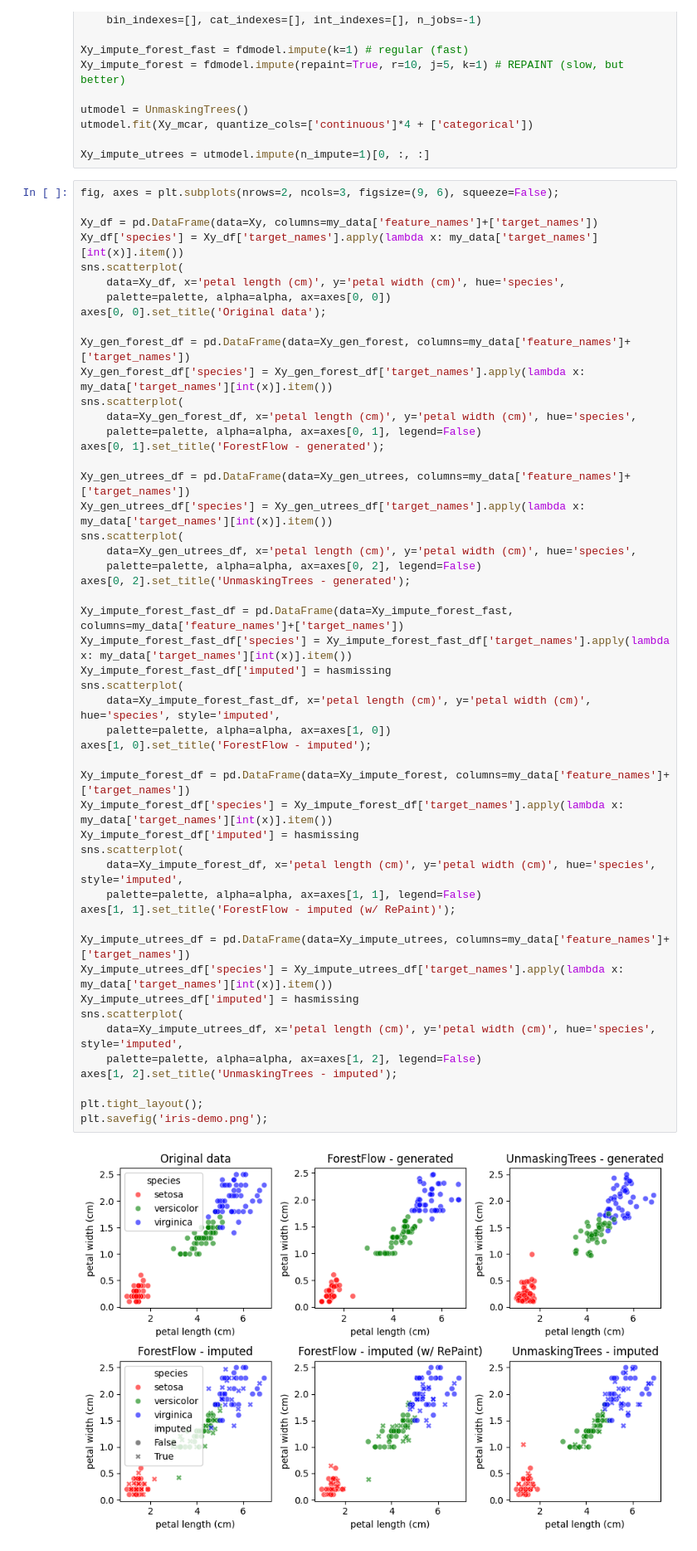
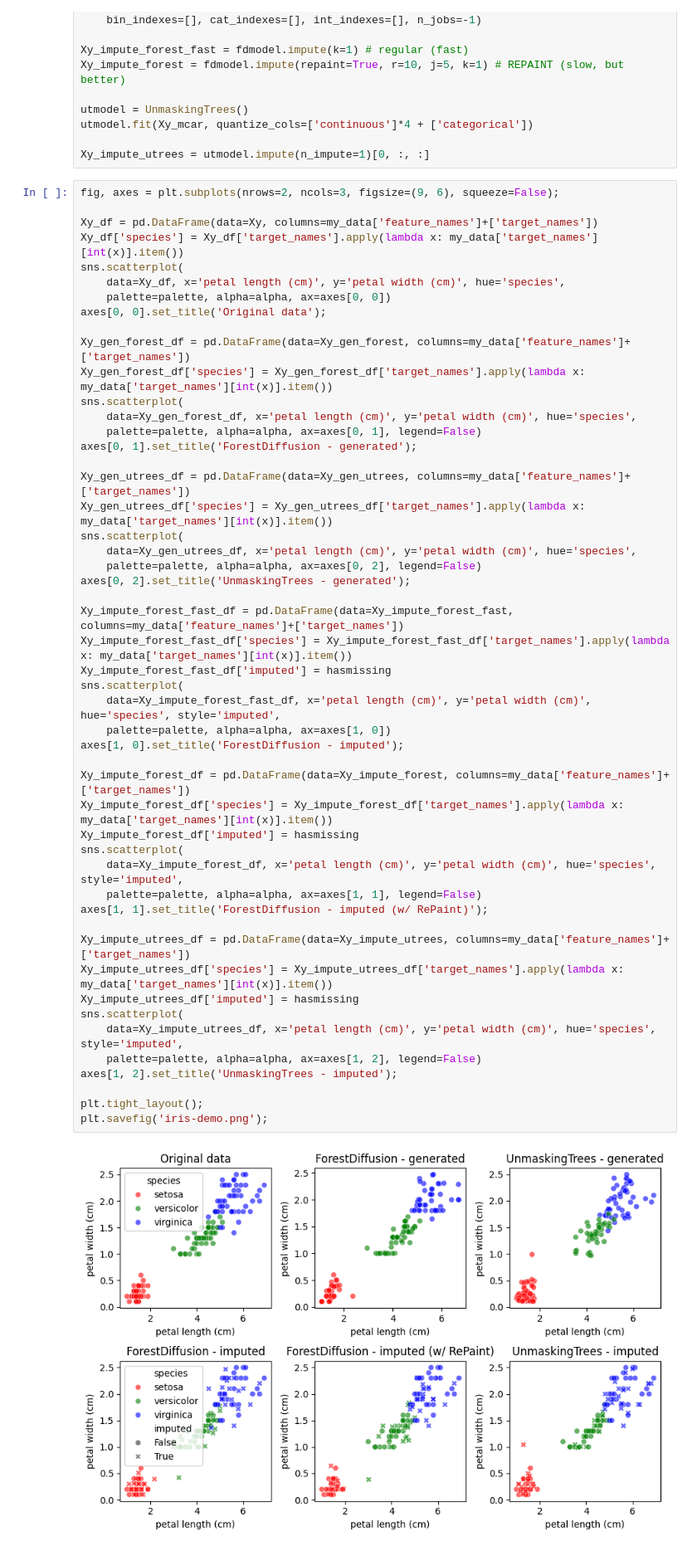
Before and after one commit to calvinmccarter/unmasking-trees, a Jupyter notebook: iris-demo.ipynb, the cells around one changed output. Shown at 83% size. Drawn from its saved outputs; the diff is of its cells as text.

```diff
--- a/iris-demo.ipynb
+++ b/iris-demo.ipynb
@@ -63,40 +63,40 @@ Xy_gen_forest_df['species'] = Xy_gen_forest_df['target_names'].apply(lambda x: m
 sns.scatterplot(
     data=Xy_gen_forest_df, x='petal length (cm)', y='petal width (cm)', hue='species',
     palette=palette, alpha=alpha, ax=axes[0, 1], legend=False)
-axes[0, 1].set_title('ForestFlow - generated');
+axes[0, 1].set_title('ForestDiffusion - generated');
 
 Xy_gen_utrees_df = pd.DataFrame(data=Xy_gen_utrees, columns=my_data['feature_names']+['target_names'])
 Xy_gen_utrees_df['species'] = Xy_gen_utrees_df['target_names'].apply(lambda x: my_data['target_names'][int(x)].item())
 sns.scatterplot(
     data=Xy_gen_utrees_df, x='petal length (cm)', y='petal width (cm)', hue='species',
     palette=palette, alpha=alpha, ax=axes[0, 2], legend=False)
 axes[0, 2].set_title('UnmaskingTrees - generated');
 
 Xy_impute_forest_fast_df = pd.DataFrame(data=Xy_impute_forest_fast, columns=my_data['feature_names']+['target_names'])
 Xy_impute_forest_fast_df['species'] = Xy_impute_forest_fast_df['target_names'].apply(lambda x: my_data['target_names'][int(x)].item())
 Xy_impute_forest_fast_df['imputed'] = hasmissing
 sns.scatterplot(
     data=Xy_impute_forest_fast_df, x='petal length (cm)', y='petal width (cm)', hue='species', style='imputed',
     palette=palette, alpha=alpha, ax=axes[1, 0])
-axes[1, 0].set_title('ForestFlow - imputed');
+axes[1, 0].set_title('ForestDiffusion - imputed');
 
 Xy_impute_forest_df = pd.DataFrame(data=Xy_impute_forest, columns=my_data['feature_names']+['target_names'])
 Xy_impute_forest_df['species'] = Xy_impute_forest_df['target_names'].apply(lambda x: my_data['target_names'][int(x)].item())
 Xy_impute_forest_df['imputed'] = hasmissing
 sns.scatterplot(
     data=Xy_impute_forest_df, x='petal length (cm)', y='petal width (cm)', hue='species', style='imputed',
     palette=palette, alpha=alpha, ax=axes[1, 1], legend=False)
-axes[1, 1].set_title('ForestFlow - imputed (w/ RePaint)');
+axes[1, 1].set_title('ForestDiffusion - imputed (w/ RePaint)');
 
 Xy_impute_utrees_df = pd.DataFrame(data=Xy_impute_utrees, columns=my_data['feature_names']+['target_names'])
 Xy_impute_utrees_df['species'] = Xy_impute_utrees_df['target_names'].apply(lambda x: my_data['target_names'][int(x)].item())
 Xy_impute_utrees_df['imputed'] = hasmissing
 sns.scatterplot(
     data=Xy_impute_utrees_df, x='petal length (cm)', y='petal width (cm)', hue='species', style='imputed',
     palette=palette, alpha=alpha, ax=axes[1, 2], legend=False)
 axes[1, 2].set_title('UnmaskingTrees - imputed');
 
 plt.tight_layout();
 plt.savefig('iris-demo.png');
 # %% [output]
-[figure, old version]
+[figure, new version]
```
Also changed, not shown: 4 other files.
